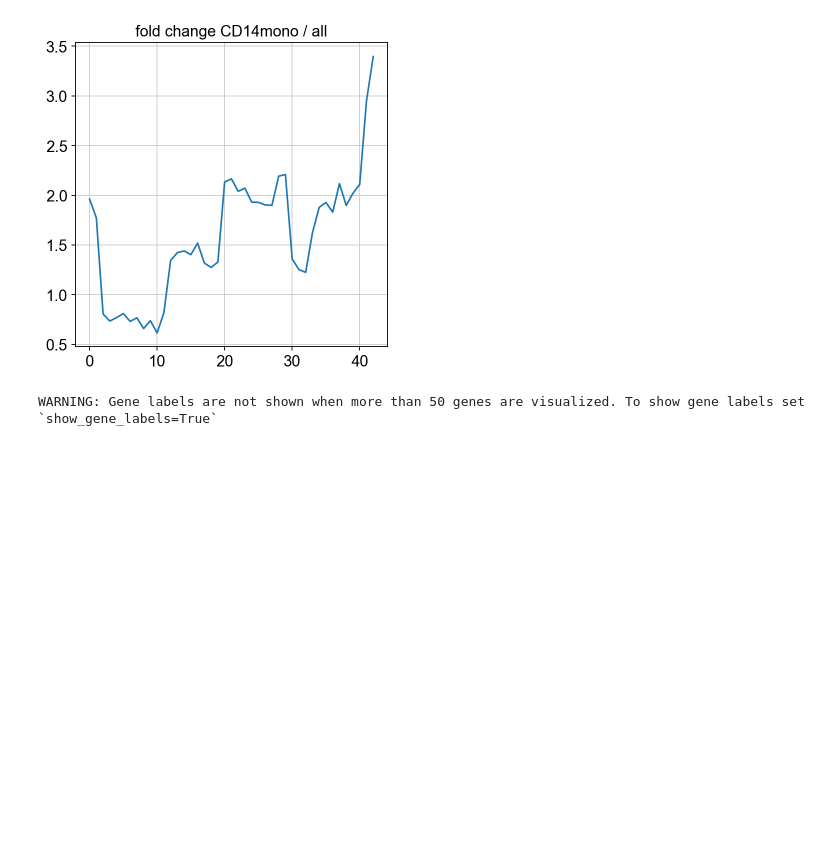
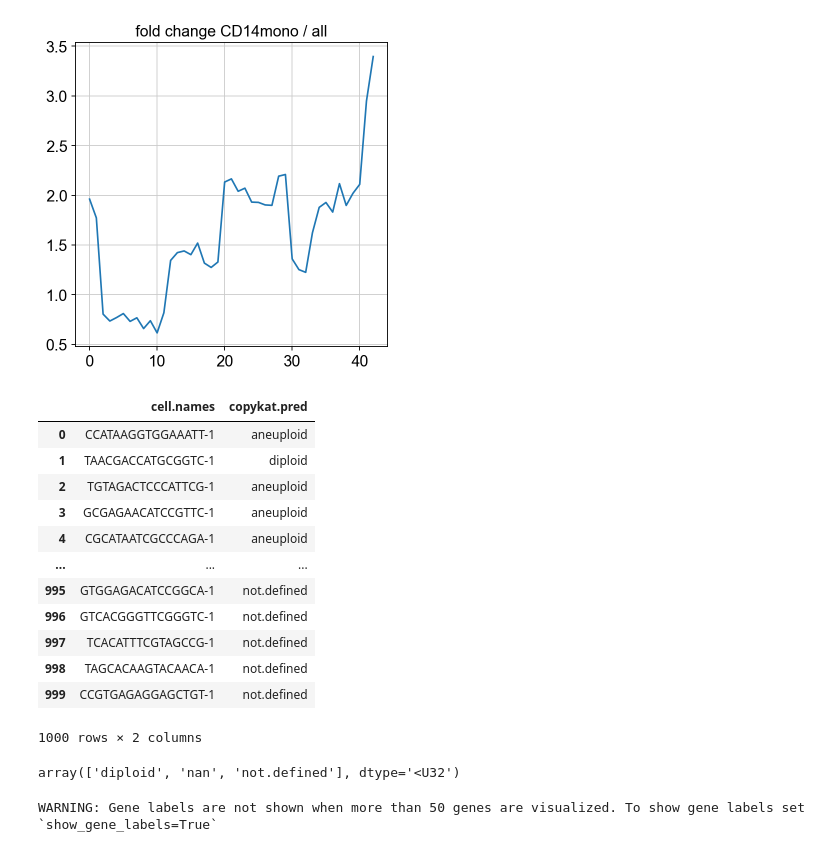
Before and after one commit to bly2/CSCB-2025-Final, a Jupyter notebook: windowmethod_main.ipynb, the cells around one changed output. Saved outputs shown, nothing was run; the diff lists cells and outputs as text; code cells hidden in the pictures; blank space fills up the shorter version.

```diff
--- a/windowmethod_main.ipynb
+++ b/windowmethod_main.ipynb
@@ -265,3 +281,21 @@ plt.show()
 # %% [output]
 [figure]
 [figure]
+# %%
+aneudip = pd.read_csv('20250503_014416_copykat_prediction.txt',sep='\t')
+# %%
+aneudip
+# %% [output]
+|  | cell.names | copykat.pred |
+| 0 | CCATAAGGTGGAAATT-1 | aneuploid |
+| 1 | TAACGACCATGCGGTC-1 | diploid |
+| 2 | TGTAGACTCCCATTCG-1 | aneuploid |
+| 3 | GCGAGAACATCCGTTC-1 | aneuploid |
+| 4 | CGCATAATCGCCCAGA-1 | aneuploid |
+| ... | ... | ... |
+| 995 | GTGGAGACATCCGGCA-1 | not.defined |
+| 996 | GTCACGGGTTCGGGTC-1 | not.defined |
+| 997 | TCACATTTCGTAGCCG-1 | not.defined |
+| 998 | TAGCACAAGTACAACA-1 | not.defined |
+| 999 | CCGTGAGAGGAGCTGT-1 | not.defined |
+1000 rows × 2 columns
@@ -268,3 +306,7 @@ plt.show()
+# %%
+np.unique(list(merged_df['copykat.pred']))
+# %% [output]
+array(['diploid', 'nan', 'not.defined'], dtype='<U32')
 # %%
 # get slice of cd14 monocytes and Chr22
 adMono = adata_sorted_aneuploid
```
Also changed, not shown: parts of 3 cells of this notebook, 1 other file.
